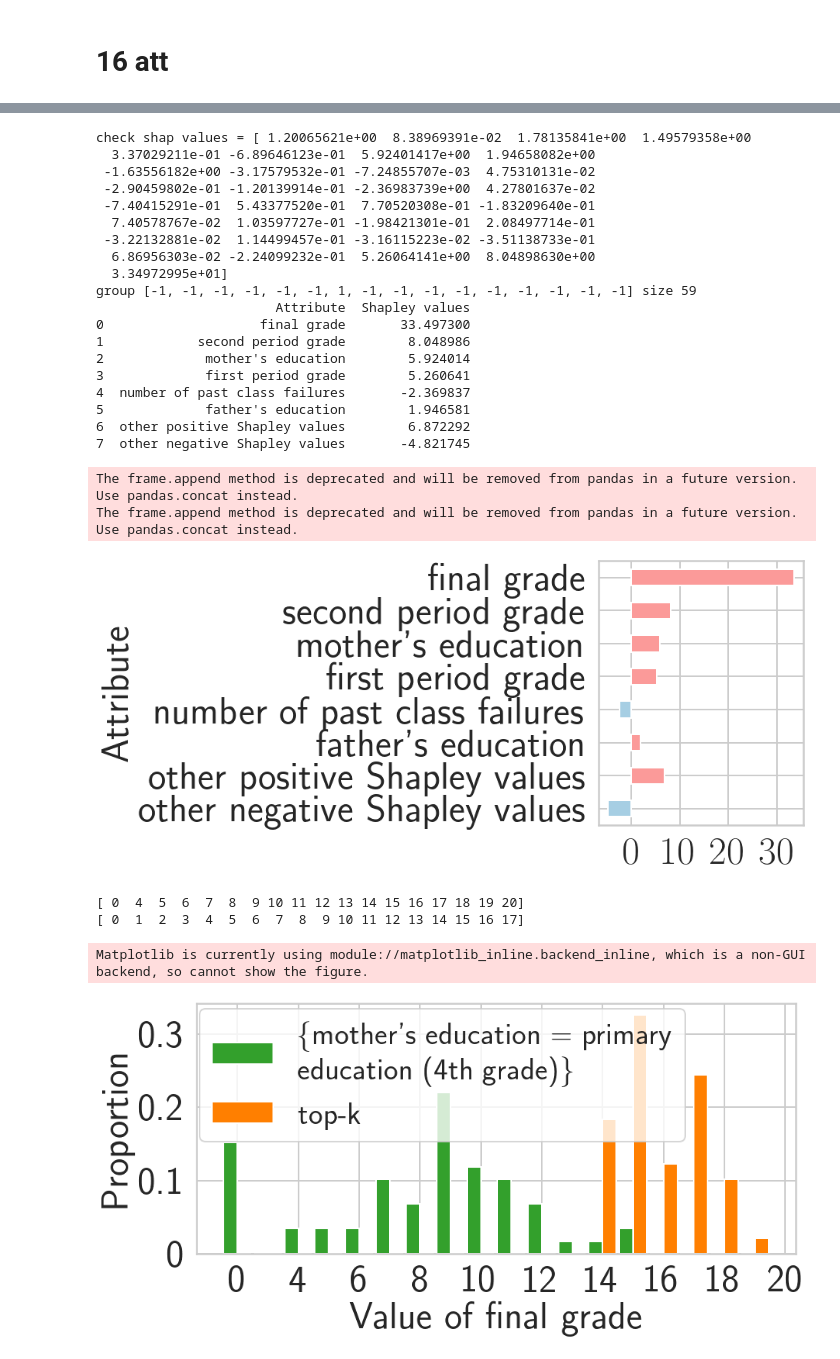
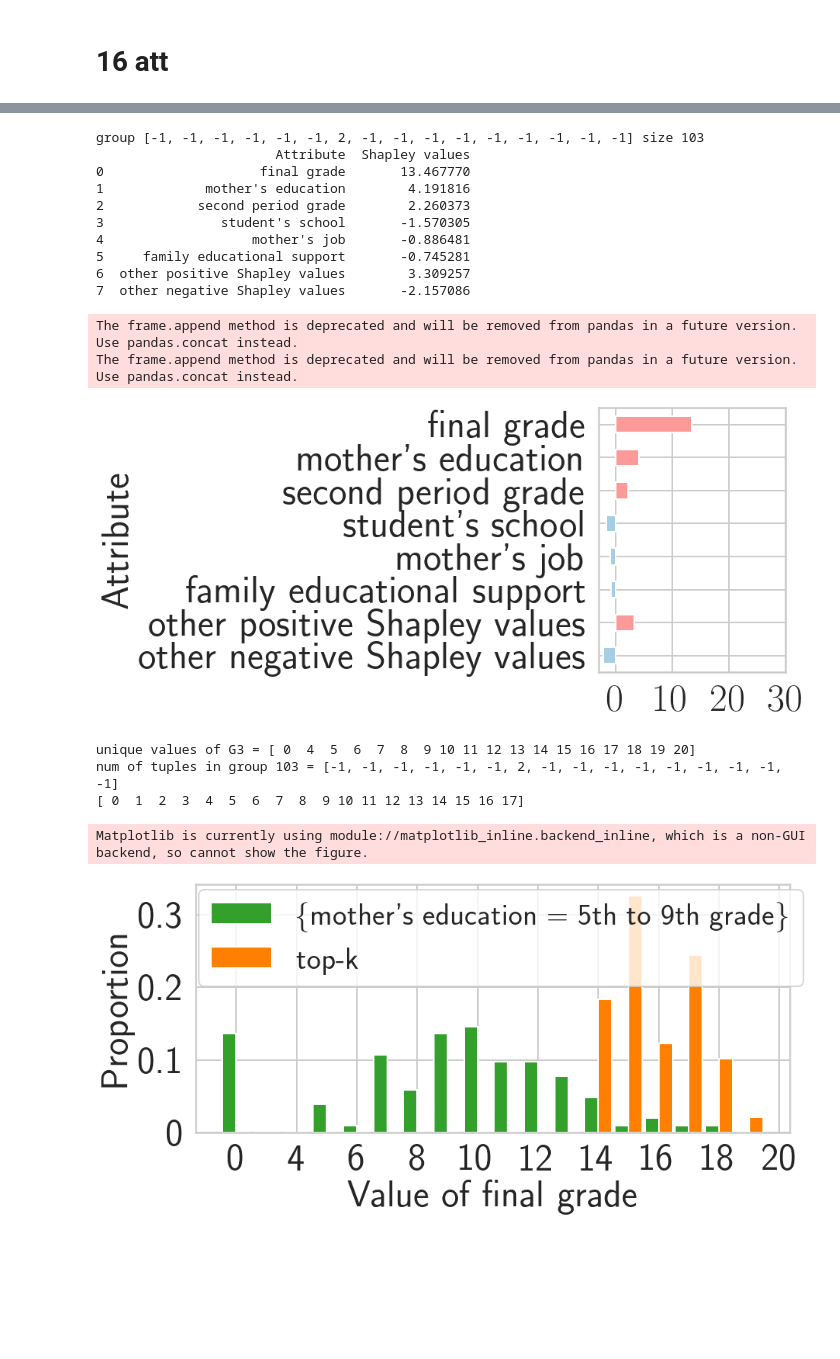
Before and after one commit to JinyangLi01/UnfairlyTreatedGroupDetection, a Jupyter notebook: Coding/Experiments/Shapley_value/shapley_value_of_groups_2_student_20220923.ipynb, the cells around one changed output, grey strips where cells are left out. Saved outputs shown, nothing was run; the diff lists cells and outputs as text; code cells hidden in the pictures; blank space fills up the shorter version.

Commit message:
student shap

```diff
--- a/Coding/Experiments/Shapley_value/shapley_value_of_groups_2_student_20220923.ipynb
+++ b/Coding/Experiments/Shapley_value/shapley_value_of_groups_2_student_20220923.ipynb
@@ -278,19 +276,23 @@ def plot_average_shap_value_of_group(data, group, selected_attributes, all_attri
 # %% [markdown]
 # student data
 # %%
+all_attributes = ['school_C', 'sex_C', 'age_C', 'address_C', 'famsize_C', 'Pstatus_C', 'Medu_C',
+                      'Fedu_C', 'Mjob_C', 'Fjob_C', 'reason_C', 'guardian_C', 'traveltime_C', 'studytime_C',
+                      'failures_C', 'schoolsup_C', 'famsup_C', 'paid_C', 'activities_C', 'nursery_C', 'higher_C',
+                      'internet_C', 'romantic_C', 'famrel_C', 'freetime_C', 'goout_C', 'Dalc_C', 'Walc_C',
+                      'health_C', 'absences_C', 'G1_C', 'G2_C', 'G3_C']
 
-all_attributes = ['school_C', 'sex_C', 'age_C', 'address_C', 'famsize_C', 'Pstatus_C', 'Medu_C',
-                  'Fedu_C', 'Mjob_C', 'Fjob_C', 'reason_C', 'guardian_C', 'traveltime_C', 'studytime_C',
-                  'failures_C', 'schoolsup_C', 'famsup_C', 'paid_C', 'activities_C', 'nursery_C', 'higher_C',
-                  'internet_C', 'romantic_C', 'famrel_C', 'freetime_C', 'goout_C', 'Dalc_C', 'Walc_C',
-                  'health_C', 'absences_C', 'G1_C', 'G2_C', 'G3_C']
-
-
-all_attributes_original = ['school', 'sex', 'age', 'address', 'family size', 'parent\'s cohabitation status', 'mother\'s education',
-                  'father\'s education', 'mother\'s job', 'father\'s job', 'reason to choose this school', 'student\'s guardian', 'home to school travel time', 'weekly study time',
-                  'number of past class failures', 'extra educational support', 'family educational support', 'extra paid classes', 'extra-curricular activities', 'attended nursery school', 'wants to take higher education',
-                  'Internet access at home', 'with a romantic relationship', 'quality of family relationships', 'free time after school', 'going out with friends', 'workday alcohol consumption', 'weekend alcohol consumption',
-                  'current health status', 'number of school absences', 'first period grade', 'second period grade', 'final grade']
+all_attributes_original = ['student\'s school', 'student\'s sex', 'student\'s age',
+                  'student\'s home address type', 'family size', 'parent\'s cohabitation status',
+                  'mother\'s education', 'father\'s education', 'mother\'s job',
+                  'father\'s job', 'reason to choose this school', 'student\'s guardian',
+                  'home to school travel time', 'weekly study time', 'number of past class failures',
+                  'extra educational support', 'family educational support', 'extra paid classes within the course subject',
+                  'extra-curricular activities', 'attended nursery school', 'wants to take higher education',
+                  'Internet access at home', 'with a romantic relationship', 'quality of family relationships',
+                  'free time after school', 'going out with friends', 'workday alcohol consumption',
+                  'weekend alcohol consumption', 'current health status', 'number of school absences',
+                  'first period grade', 'second period grade', 'final grade']
 
 
 original_data_file = r"../../../InputData/StudentDataset/ForRanking_1/student-mat_cat_ranked.csv"
@@ -299,20 +301,23 @@ ranked_data = pd.read_csv(original_data_file, index_col=False)
 # %% [markdown]
 # 16 att
 # %%
+
 selected_attributes = all_attributes[:16]
 
 k = 49
 k_min = k
 k_max = k
 thc = 50
-Lowerbounds = [40]
+Lowerbounds = [20]
 time_limit = 5*60
 result_global_bounds, num_patterns_visited1_, t1_ \
     = globalbounds.GraphTraverse(
     ranked_data[selected_attributes].copy(deep=True), selected_attributes, thc,
     Lowerbounds,
     k_min, k_max, time_limit)
-groups_global_bounds = result_global_bounds[0]
+# print(result_global_bounds)
+groups_global_bounds = [string2list(s) for s in list(result_global_bounds[0])]
+print(len(groups_global_bounds))
 for g in groups_global_bounds:
     print(g)
 # %% [output]
@@ -422,44 +444,37 @@ array([[  -2.72456602,   -1.94996825,   -1.51067972, ...,  -38.20840228,
 # %%
 fig, ax = plt.subplots(1, 1,figsize=(14, 7))
-group = groups_global_bounds[5]
+
+group = groups_global_bounds[10]
 plot_average_shap_value_of_group(ranked_data, group, selected_attributes, all_attributes_original, shap_values, ax)
 plt.xticks([0, 10, 20, 30], fontsize=FONTSIZE)
 plt.tight_layout()
 plt.savefig(r"student_shap_globalbounds.png", bbox_inches='tight')
 # %% [output]
-check shap values = [ 1.20065621e+00  8.38969391e-02  1.78135841e+00  1.49579358e+00
-  3.37029211e-01 -6.89646123e-01  5.92401417e+00  1.94658082e+00
- -1.63556182e+00 -3.17579532e-01 -7.24855707e-03  4.75310131e-02
- -2.90459802e-01 -1.20139914e-01 -2.36983739e+00  4.27801637e-02
- -7.40415291e-01  5.43377520e-01  7.70520308e-01 -1.83209640e-01
-  7.40578767e-02  1.03597727e-01 -1.98421301e-01  2.08497714e-01
- -3.22132881e-02  1.14499457e-01 -3.16115223e-02 -3.51138733e-01
-  6.86956303e-02 -2.24099232e-01  5.26064141e+00  8.04898630e+00
-  3.34972995e+01]
-group [-1, -1, -1, -1, -1, -1, 1, -1, -1, -1, -1, -1, -1, -1, -1, -1] size 59
+group [-1, -1, -1, -1, -1, -1, 2, -1, -1, -1, -1, -1, -1, -1, -1, -1] size 103
                        Attribute  Shapley values
-0                    final grade       33.497300
-1            second period grade        8.048986
-2             mother's education        5.924014
-3             first period grade        5.260641
-4  number of past class failures       -2.369837
-5             father's education        1.946581
-6  other positive Shapley values        6.872292
-7  other negative Shapley values       -4.821745
+0                    final grade       13.467770
+1             mother's education        4.191816
+2            second period grade        2.260373
+3               student's school       -1.570305
+4                   mother's job       -0.886481
+5     family educational support       -0.745281
+6  other positive Shapley values        3.309257
+7  other negative Shapley values       -2.157086
 The frame.append method is deprecated and will be removed from pandas in a future version. Use pandas.concat instead.
 The frame.append method is deprecated and will be removed from pandas in a future version. Use pandas.concat instead.
-[figure, old version]
+[figure, new version]
 # %%
 fig, ax = plt.subplots(1, 1,figsize=(14, 6))
 original_att = 'final grade'
 att = all_attributes[all_attributes_original.index(original_att)]
-group_name = "\{mother's education = primary \neducation (4th grade)\}"
+group_name = "\{mother's education = 5th to 9th grade\}"
 plot_distribution_ratio(ranked_data, 'G3', original_att, group, group_name, k, ax)
 # plt.yticks([0, 0.05, 0.1, 0.15, 0.2, 0.25, 0.3, 0.35], fontsize=FONTSIZE)
 fig.show()
 plt.savefig(r"student_value_dis_globalbounds.png", bbox_inches='tight')
 # %% [output]
-[ 0  4  5  6  7  8  9 10 11 12 13 14 15 16 17 18 19 20]
+unique values of G3 = [ 0  4  5  6  7  8  9 10 11 12 13 14 15 16 17 18 19 20]
+num of tuples in group 103 = [-1, -1, -1, -1, -1, -1, 2, -1, -1, -1, -1, -1, -1, -1, -1, -1]
 [ 0  1  2  3  4  5  6  7  8  9 10 11 12 13 14 15 16 17]
 Matplotlib is currently using module://matplotlib_inline.backend_inline, which is a non-GUI backend, so cannot show the figure.
-[figure, old version]
+[figure, new version]
```
Also changed, not shown: parts of 7 cells of this notebook, 3 other files.
